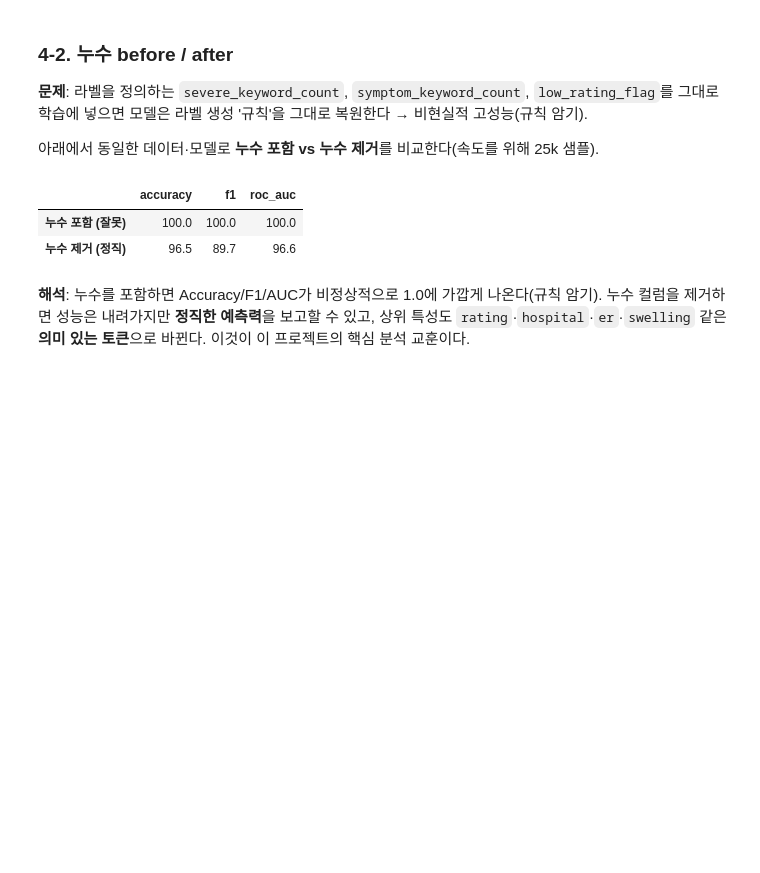
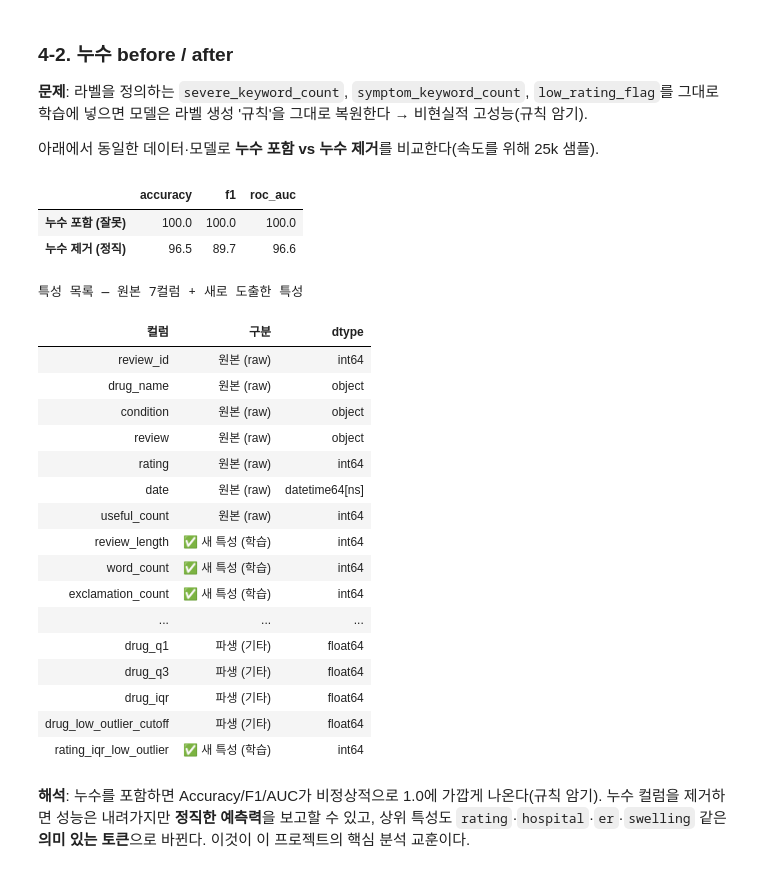
Before and after one commit to Jinseok2419342/BigData-Project-2026, a Jupyter notebook: drug_review_dashboard/notebooks/EDA_and_Preprocessing_Analysis.ipynb, the cells around one changed output. Drawn from its saved outputs; the diff is of its cells as text; code cells hidden in the pictures; blank space fills up the shorter version.

```diff
--- a/drug_review_dashboard/notebooks/EDA_and_Preprocessing_Analysis.ipynb
+++ b/drug_review_dashboard/notebooks/EDA_and_Preprocessing_Analysis.ipynb
@@ -357,6 +391,78 @@ compare = pd.DataFrame({"누수 포함 (잘못)": leaky, "누수 제거 (정직)
 |  | accuracy | f1 | roc_auc |
 | 누수 포함 (잘못) | 100.0 | 100.0 | 100.0 |
 | 누수 제거 (정직) | 96.5 | 89.7 | 96.6 |
+# %%
+import sys
+from pathlib import Path
+
+ROOT = Path.cwd()
+while not (ROOT / "src").exists() and ROOT != ROOT.parent:
+    ROOT = ROOT.parent
+sys.path.insert(0, str(ROOT))
+
+from src.data_loader import load_drug_reviews
+from src.features import add_features, MODEL_FEATURES, LABEL_DEFINING_FEATURES
+import pandas as pd
+
+# 원본 → 특성 엔지니어링 적용
+df_raw, _ = load_drug_reviews(max_rows=3000)
+df = add_features(df_raw)
+
+original_cols = list(df_raw.columns)
+all_cols = list(df.columns)
+new_cols = [c for c in all_cols if c not in original_cols]
+
+rows = []
+for c in original_cols:
+    rows.append({"컬럼": c, "구분": "원본 (raw)", "dtype": str(df[c].dtype)})
+for c in new_cols:
+    if c in LABEL_DEFINING_FEATURES:
+        tag = "⛔ 라벨정의 → 학습 제외"
+    elif c in MODEL_FEATURES:
+        tag = "✅ 새 특성 (학습)"
+    elif c == "risk_label":
+        tag = "🎯 target"
+    else:
+        tag = "파생 (기타)"
+    rows.append({"컬럼": c, "구분": tag, "dtype": str(df[c].dtype)})
+
+summary = pd.DataFrame(rows)
+
+def highlight(row):
+    color_map = {
+        "✅ 새 특성 (학습)":      "background-color:#1a3a1a; color:#deff9a",
+        "⛔ 라벨정의 → 학습 제외": "background-color:#3a1a1a; color:#fb7185",
+        "🎯 target":              "background-color:#1a1a3a; color:#a855f7",
+        "원본 (raw)":             "background-color:#1a1a2a; color:#94a3b8",
+    }
+    c = color_map.get(row["구분"], "")
+    return [c] * len(row)
+
+display(summary.style
+    .apply(highlight, axis=1)
+    .set_caption("특성 목록 — 원본 7컬럼 + 새로 도출한 특성")
+    .set_table_styles([{"selector": "caption", "props": [("font-size","14px"),("font-weight","bold"),("color","#f8fafc")]}])
+    .hide(axis="index")
+)
+# %% [output]
+특성 목록 — 원본 7컬럼 + 새로 도출한 특성
+| 컬럼 | 구분 | dtype |
+| review_id | 원본 (raw) | int64 |
+| drug_name | 원본 (raw) | object |
+| condition | 원본 (raw) | object |
+| review | 원본 (raw) | object |
+| rating | 원본 (raw) | int64 |
+| date | 원본 (raw) | datetime64[ns] |
+| useful_count | 원본 (raw) | int64 |
+| review_length | ✅ 새 특성 (학습) | int64 |
+| word_count | ✅ 새 특성 (학습) | int64 |
+| exclamation_count | ✅ 새 특성 (학습) | int64 |
+| ... | ... | ... |
+| drug_q1 | 파생 (기타) | float64 |
+| drug_q3 | 파생 (기타) | float64 |
+| drug_iqr | 파생 (기타) | float64 |
+| drug_low_outlier_cutoff | 파생 (기타) | float64 |
+| rating_iqr_low_outlier | ✅ 새 특성 (학습) | int64 |
 # %% [markdown]
 **해석**: 누수를 포함하면 Accuracy/F1/AUC가 비정상적으로 1.0에 가깝게 나온다(규칙 암기).
 누수 컬럼을 제거하면 성능은 내려가지만 **정직한 예측력**을 보고할 수 있고, 상위 특성도
```
Also changed, not shown: parts of 1 cell of this notebook, 4 other files.
